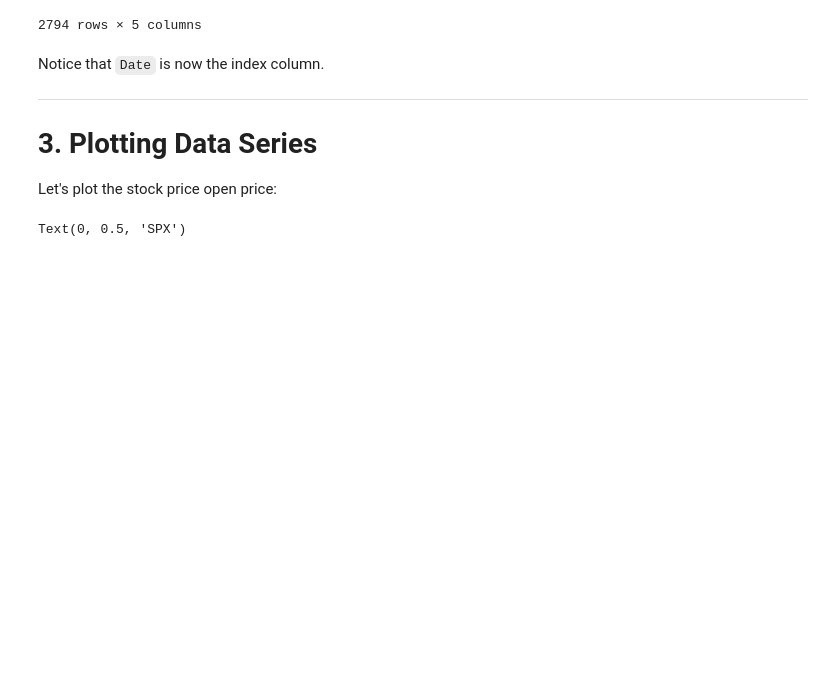
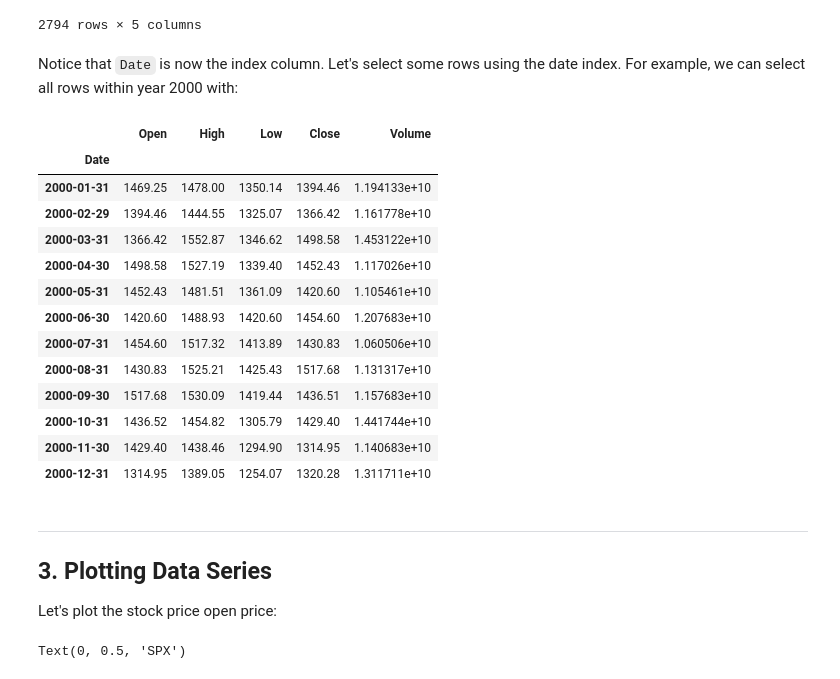
Before and after one commit to dmorris0/python_intro, a Jupyter notebook: Appendix_02_Data_and_Plotting.ipynb, the cells around one changed output. Saved outputs shown, nothing was run; the diff lists cells and outputs as text; code cells hidden in the pictures; blank space fills up the shorter version.

```diff
--- a/Appendix_02_Data_and_Plotting.ipynb
+++ b/Appendix_02_Data_and_Plotting.ipynb
@@ -104,10 +144,28 @@ spx
 | 2022-05-31 | 4130.61 | 4307.66 | 3810.32 | 4132.15 | 5.529092e+10 |
 | 2022-06-30 | 4149.78 | 4177.51 | 3636.94 | 3674.84 | 3.154142e+10 |
 2794 rows × 5 columns
+# %% [markdown]
+Notice that `Date` is now the index column.  Let's select some rows using the date index.  For example, we can select all rows within year 2000 with:
+# %%
+spx.loc['2000']
+# %% [output]
+|  | Open | High | Low | Close | Volume |
+| Date |  |  |  |  |  |
+| 2000-01-31 | 1469.25 | 1478.00 | 1350.14 | 1394.46 | 1.194133e+10 |
+| 2000-02-29 | 1394.46 | 1444.55 | 1325.07 | 1366.42 | 1.161778e+10 |
+| 2000-03-31 | 1366.42 | 1552.87 | 1346.62 | 1498.58 | 1.453122e+10 |
+| 2000-04-30 | 1498.58 | 1527.19 | 1339.40 | 1452.43 | 1.117026e+10 |
+| 2000-05-31 | 1452.43 | 1481.51 | 1361.09 | 1420.60 | 1.105461e+10 |
+| 2000-06-30 | 1420.60 | 1488.93 | 1420.60 | 1454.60 | 1.207683e+10 |
+| 2000-07-31 | 1454.60 | 1517.32 | 1413.89 | 1430.83 | 1.060506e+10 |
+| 2000-08-31 | 1430.83 | 1525.21 | 1425.43 | 1517.68 | 1.131317e+10 |
+| 2000-09-30 | 1517.68 | 1530.09 | 1419.44 | 1436.51 | 1.157683e+10 |
+| 2000-10-31 | 1436.52 | 1454.82 | 1305.79 | 1429.40 | 1.441744e+10 |
+| 2000-11-30 | 1429.40 | 1438.46 | 1294.90 | 1314.95 | 1.140683e+10 |
+| 2000-12-31 | 1314.95 | 1389.05 | 1254.07 | 1320.28 | 1.311711e+10 |
 # %% [markdown]
-Notice that `Date` is now the index column.
 ___
-# 3. Plotting Data Series
+## 3. Plotting Data Series
 
 Let's plot the stock price open price:
 # %%
```
Also changed, not shown: parts of 27 cells of this notebook.
